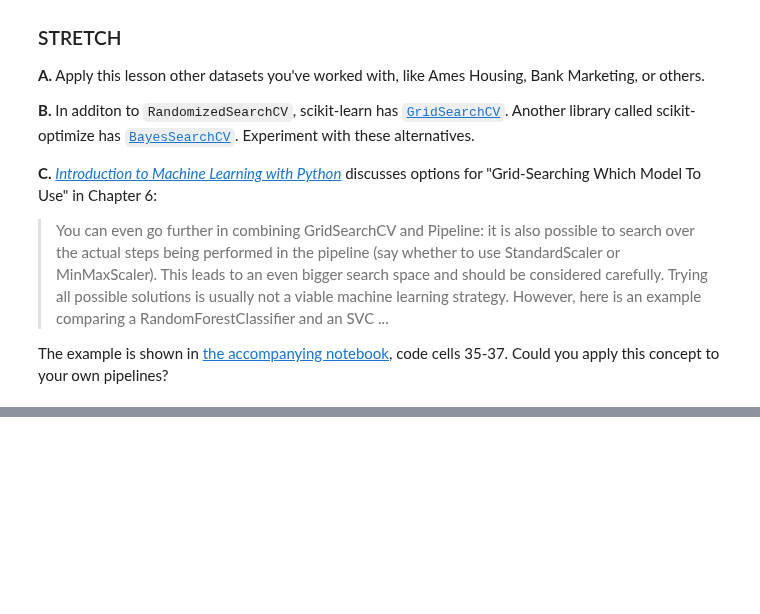
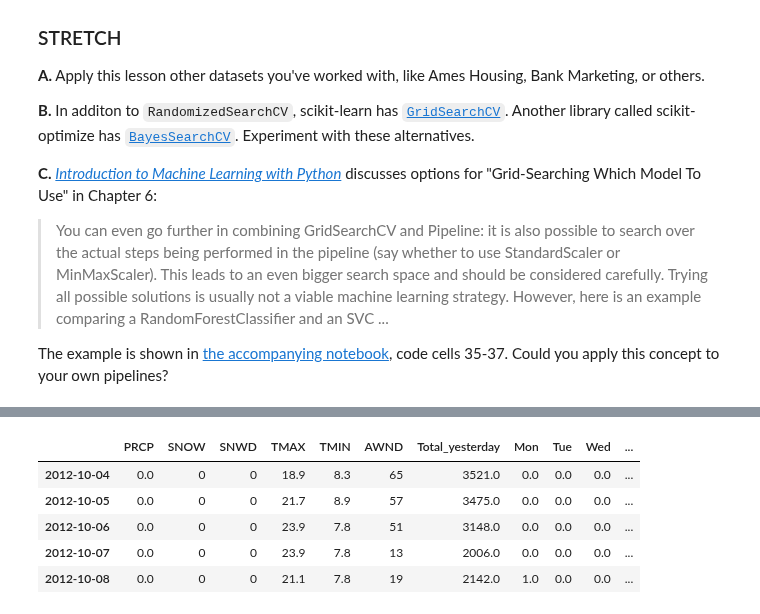
Before and after one commit to LambdaSchool/DS-Unit-2-Sprint-4-Practicing-Understanding, a Jupyter notebook: module1-hyperparameter-optimization/LS_DS_241_Hyperparameter_Optimization.ipynb, the cells around one changed output, grey strips where cells are left out. Cells and saved outputs as stored; diff of their text form; code cells hidden in the pictures; blank space fills up the shorter version.

```diff
--- a/module1-hyperparameter-optimization/LS_DS_241_Hyperparameter_Optimization.ipynb
+++ b/module1-hyperparameter-optimization/LS_DS_241_Hyperparameter_Optimization.ipynb
@@ -567,0 +982,9 @@ The example is shown in [the accompanying notebook](https://github.com/amueller/
+# %%
+X_train.head()
+# %% [output]
+|  | PRCP | SNOW | SNWD | TMAX | TMIN | AWND | Total_yesterday | Mon | Tue | Wed | ... |
+| 2012-10-04 | 0.0 | 0 | 0 | 18.9 | 8.3 | 65 | 3521.0 | 0.0 | 0.0 | 0.0 | ... |
+| 2012-10-05 | 0.0 | 0 | 0 | 21.7 | 8.9 | 57 | 3475.0 | 0.0 | 0.0 | 0.0 | ... |
+| 2012-10-06 | 0.0 | 0 | 0 | 23.9 | 7.8 | 51 | 3148.0 | 0.0 | 0.0 | 0.0 | ... |
+| 2012-10-07 | 0.0 | 0 | 0 | 23.9 | 7.8 | 13 | 2006.0 | 0.0 | 0.0 | 0.0 | ... |
+| 2012-10-08 | 0.0 | 0 | 0 | 21.1 | 7.8 | 19 | 2142.0 | 1.0 | 0.0 | 0.0 | ... |
```
Also changed, not shown: parts of 45 cells of this notebook.
